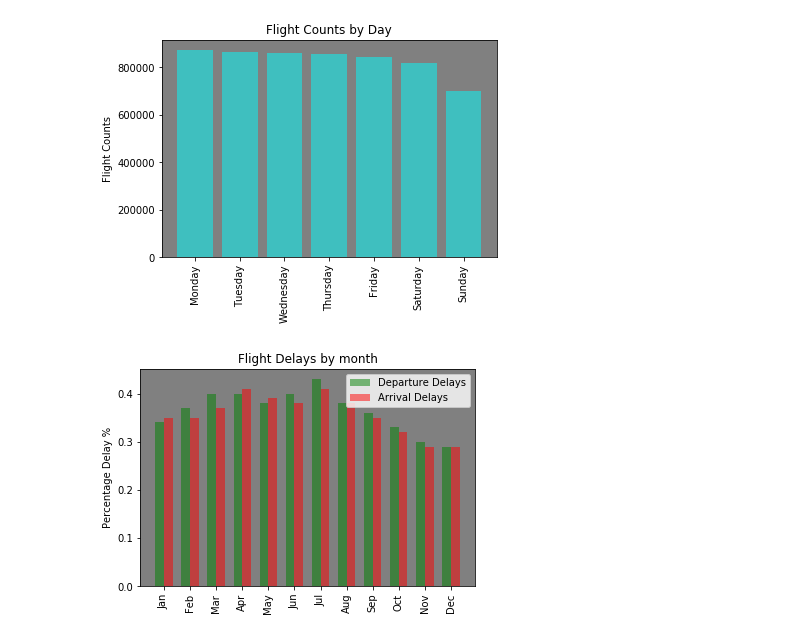
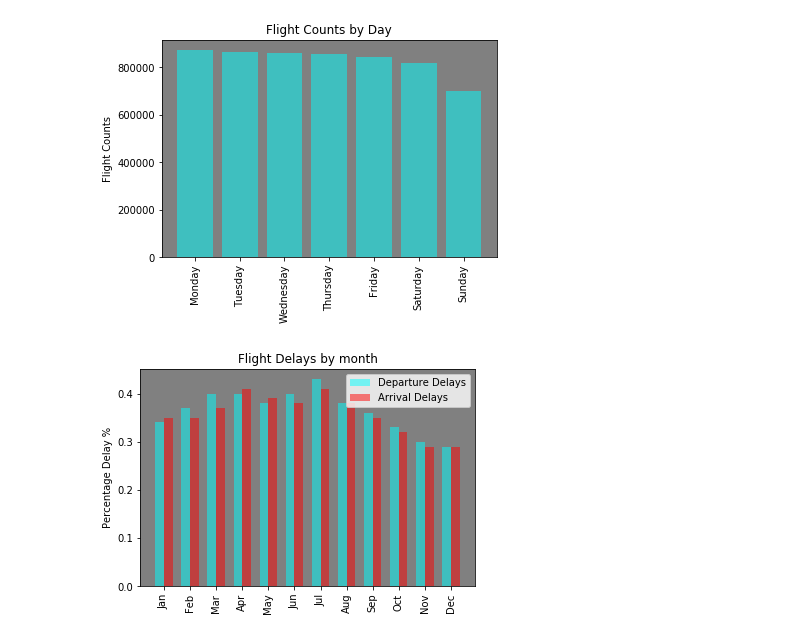
Before and after one commit to geoffkip/flight_delays, a Jupyter notebook: flight_delays.ipynb, the cells around one changed output. Saved outputs shown, nothing was run; the diff lists cells and outputs as text; code cells hidden in the pictures.

Commit message:
update colors

```diff
--- a/flight_delays.ipynb
+++ b/flight_delays.ipynb
@@ -111,24 +111,24 @@ plt.show()
 # %%
 # 5 Plot percentage delay by month
 # Which months had the highest percentage of departure and arrival delays?
 dep_delay_counts = flights_df.groupby('MONTH').DEPARTURE_DELAY.mean().round(2)
 arr_delay_counts = flights_df.groupby('MONTH').ARRIVAL_DELAY.mean().round(2)
 
 y_pos=np.arange(len(month))
 
 fig=plt.figure()
 ax=fig.add_subplot(111)
 
 # Calculate optimal width
 width = np.min(np.diff(y_pos))/3.
 
-rect1= ax.bar(y_pos-width/2,dep_delay_counts,align='center',alpha=0.5,color='green',width=width,label="Departure Delays")
+rect1= ax.bar(y_pos-width/2,dep_delay_counts,align='center',alpha=0.5,color='cyan',width=width,label="Departure Delays")
 rect2= ax.bar(y_pos+width/2,arr_delay_counts,align='center',alpha=0.5,color='red',width=width,label="Arrival Delays")
 ax.set_facecolor('gray')
 ax.legend( (rect1[0], rect2[0]), ('Departure Delays', 'Arrival Delays') )
 plt.xticks(y_pos,month,rotation=90)
 plt.ylabel('Percentage Delay %')
 plt.title('Flight Delays by month')
 plt.show()
 # %% [output]
-[figure, old version]
+[figure, new version]
```
